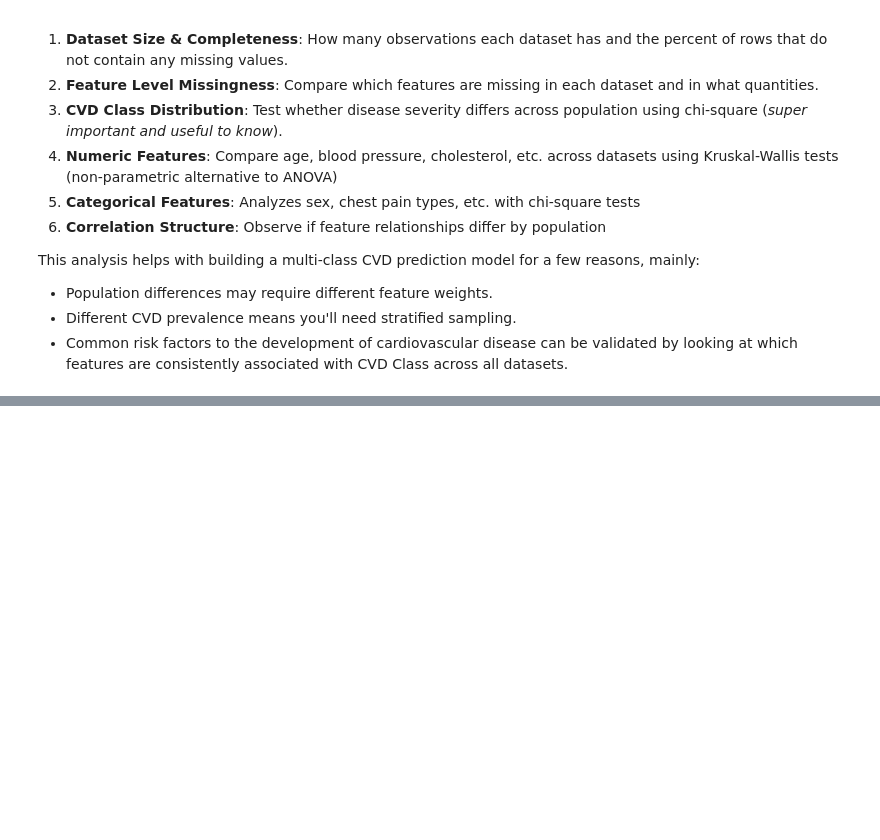
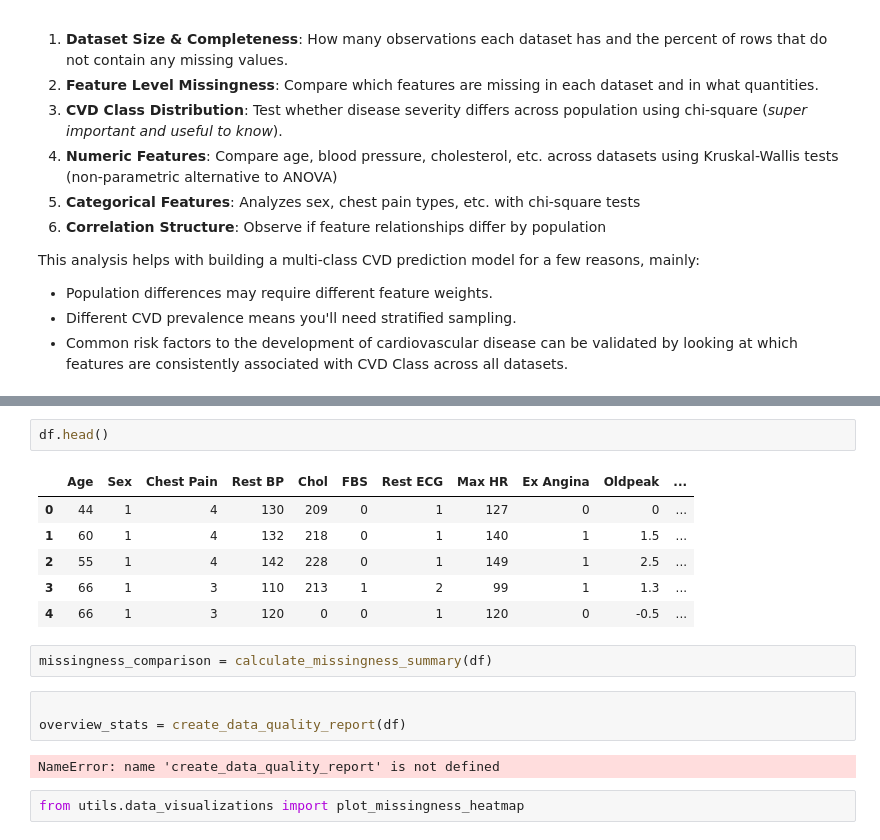
Before and after one commit to Ericn01/Heart-Disease-Prediction, a Jupyter notebook: dataset_differences.ipynb, the cells around one changed output, grey strips where cells are left out. Drawn from its saved outputs; the diff is of its cells as text; blank space fills up the shorter version.

```diff
--- a/dataset_differences.ipynb
+++ b/dataset_differences.ipynb
@@ -25,0 +28,18 @@ NameError: name 'dataset_names' is not defined
+# %%
+df.head()
+# %% [output]
+|  | Age | Sex | Chest Pain | Rest BP | Chol | FBS | Rest ECG | Max HR | Ex Angina | Oldpeak | ... |
+| 0 | 44 | 1 | 4 | 130 | 209 | 0 | 1 | 127 | 0 | 0 | ... |
+| 1 | 60 | 1 | 4 | 132 | 218 | 0 | 1 | 140 | 1 | 1.5 | ... |
+| 2 | 55 | 1 | 4 | 142 | 228 | 0 | 1 | 149 | 1 | 2.5 | ... |
+| 3 | 66 | 1 | 3 | 110 | 213 | 1 | 2 | 99 | 1 | 1.3 | ... |
+| 4 | 66 | 1 | 3 | 120 | 0 | 0 | 1 | 120 | 0 | -0.5 | ... |
+# %%
+missingness_comparison = calculate_missingness_summary(df)
+# %%
+
+overview_stats = create_data_quality_report(df)
+# %% [output]
+NameError: name 'create_data_quality_report' is not defined
+# %%
+from utils.data_visualizations import plot_missingness_heatmap
```
Also changed, not shown: parts of 7 cells of this notebook, 6 other files.
